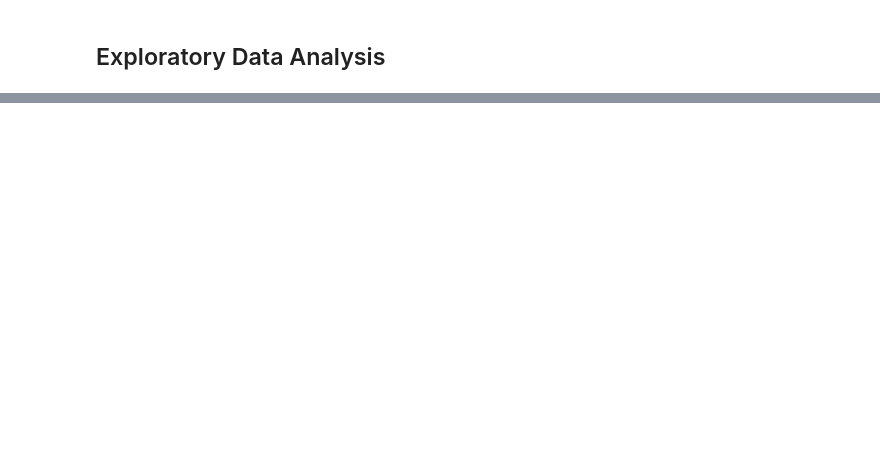
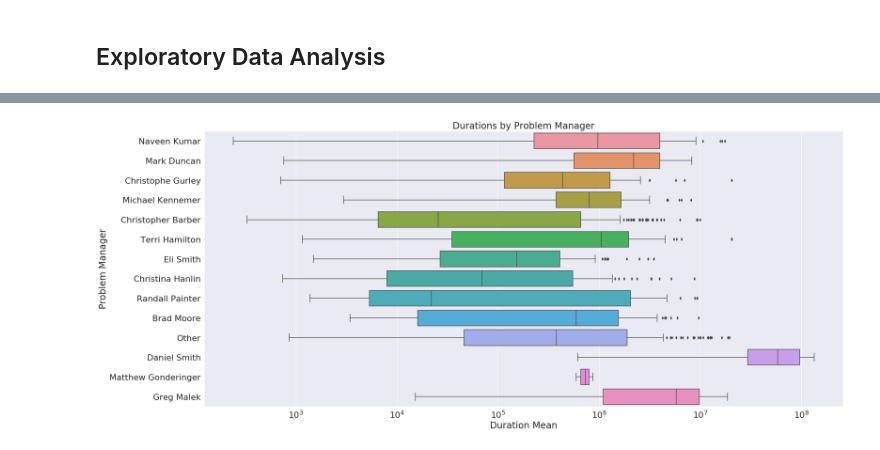
Before and after one commit to wjbrittonv/UMRFDataScience, a Jupyter notebook: MacClusteringProject/Visualization.ipynb, the cells around one changed output, grey strips where cells are left out. Cells and saved outputs as stored; diff of their text form; code cells hidden in the pictures; blank space fills up the shorter version.

```diff
--- a/MacClusteringProject/Visualization.ipynb
+++ b/MacClusteringProject/Visualization.ipynb
@@ -49,13 +62,15 @@ plt.savefig("DurationByCat-Service-logscale.png")
 # %%
 seaborn.set(font_scale=2)
 fig, ax = plt.subplots()
 plt.subplots_adjust(wspace=.5, hspace=.2)
 fig.set_figwidth(28)
 fig.set_figheight(12)
-g = seaborn.boxplot('Duration Mean', 'Problem Manager', data=data)
-# g.set_xscale('log')
+g = seaborn.boxplot('Duration Mean', 'Problem Manager', data=durations)
+g.set_xscale('log')
 plt.title('Durations by Problem Manager')
-plt.savefig("DurationByManager.png")
+plt.savefig("DurationByManager-logscale.png")
+# %% [output]
+[figure, added]
 # %%
 seaborn.set(font_scale=3)
 fig, ax = plt.subplots(2,1)
```
Also changed, not shown: parts of 13 cells of this notebook, 27 other files.
